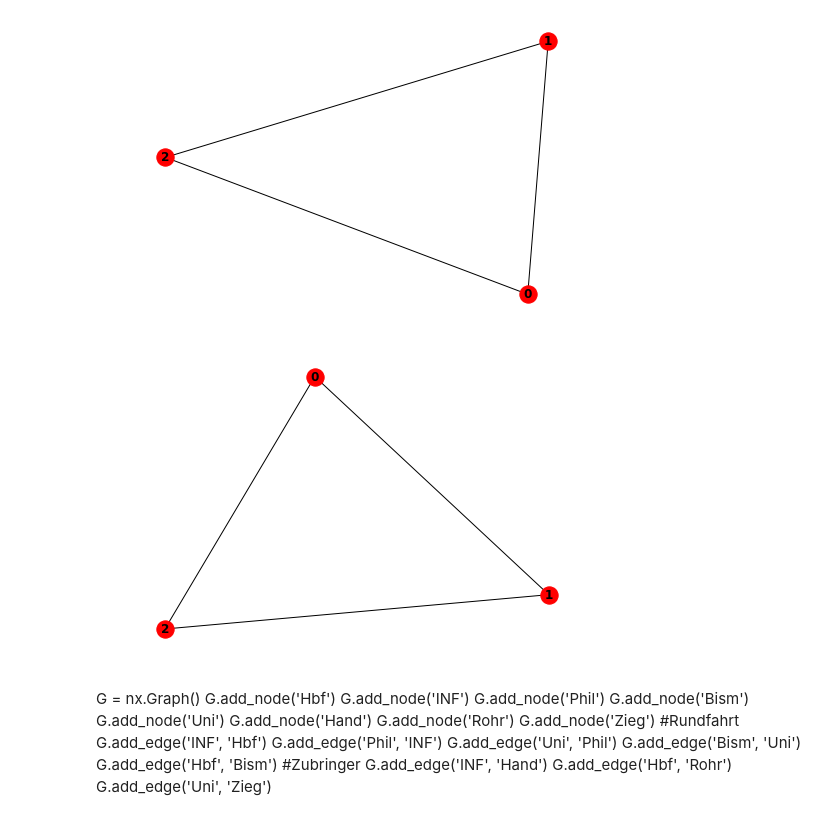
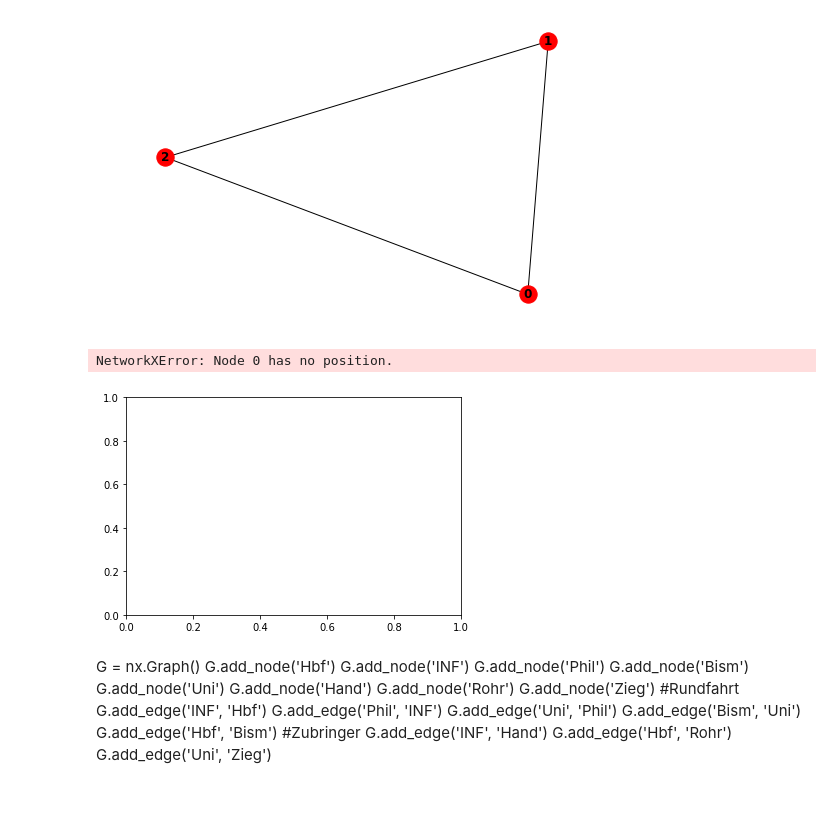
Before and after one commit to phips0/model, a Jupyter notebook: eventq.ipynb, the cells around one changed output. Drawn from its saved outputs; the diff is of its cells as text; code cells hidden in the pictures.

```diff
--- a/eventq.ipynb
+++ b/eventq.ipynb
@@ -35,11 +35,33 @@ graph.add_edge(0,2)
 nx.draw(graph, with_labels = True, font_weight = 'bold')
 # %% [output]
 [figure]
-# %%
-graph[0][1]['color'] = "blue"
-nx.draw(graph, with_labels = True, font_weight = 'bold')
-# %% [output]
-[figure, removed]
+# %%
+G = nx.Graph()
+pos = nx.spring_layout(G)
+
+nx.draw_networkx_nodes(G,pos,
+                       nodelist=[0,1,2],
+                       node_color='g',
+                       node_size=500,
+                      alpha=0.8)
+
+nx.draw_networkx_edges(G,pos,
+                    edgeslist=[(0,1),(0,2),(1,2)],
+                    width=8,alpha=0.5,edge_color='r')
+
+labels={}
+labels[0]=r'$a$'
+labels[1]=r'$b$'
+labels[2]=r'$c$'
+
+nx.draw_networkx_labels(G,pos,labels,font_size=16)
+
+plt.axis('off')
+plt.savefig("labels_and_colors.png") # save as png
+plt.show() # display
+# %% [output]
+NetworkXError: Node 0 has no position.
+[figure, added]
 # %%
 def solve(eventq, passengers, bms):
     #save(passengers, bms)
```
Also changed, not shown: parts of 1 cell of this notebook, 2 other files.
